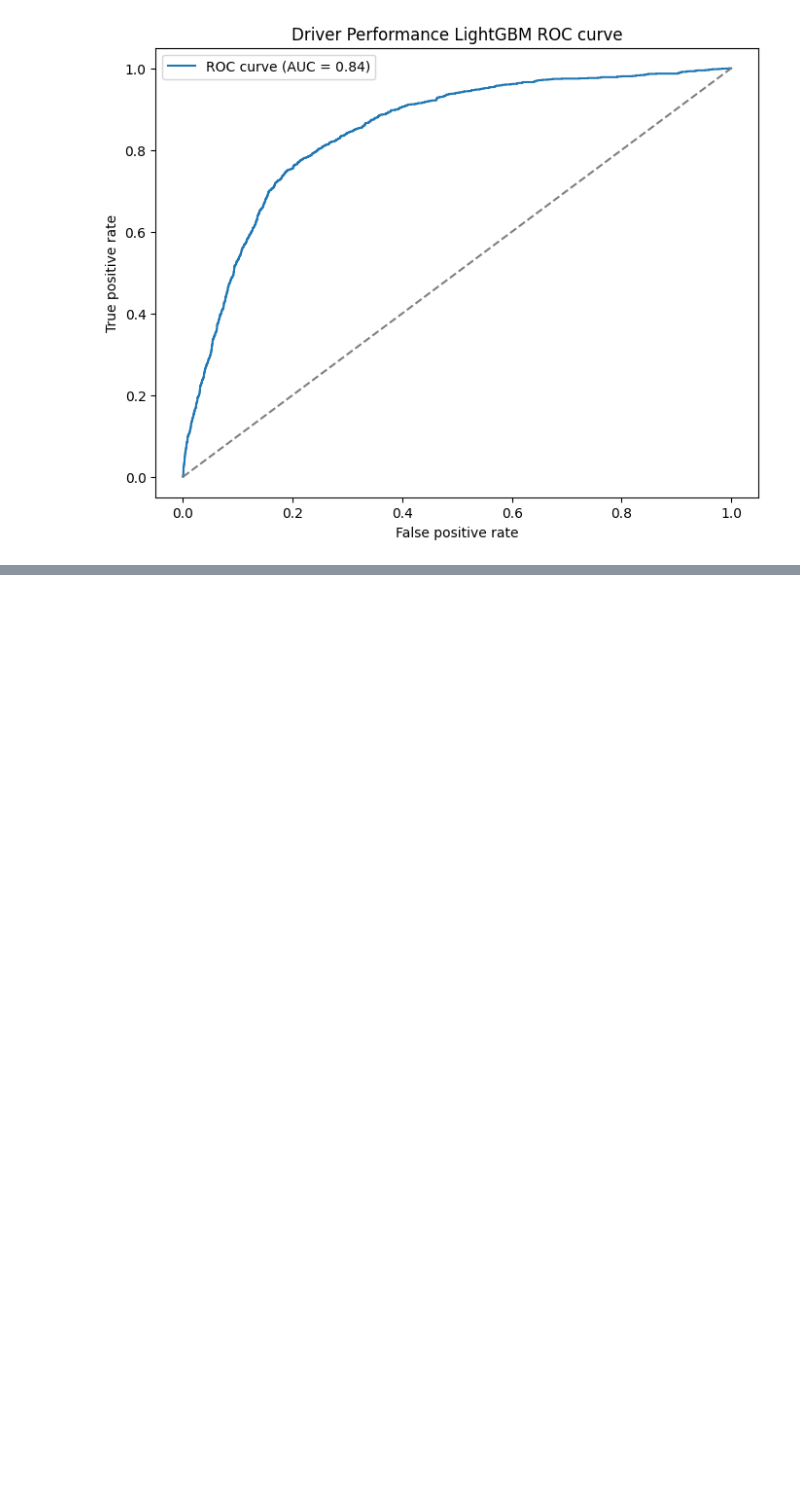
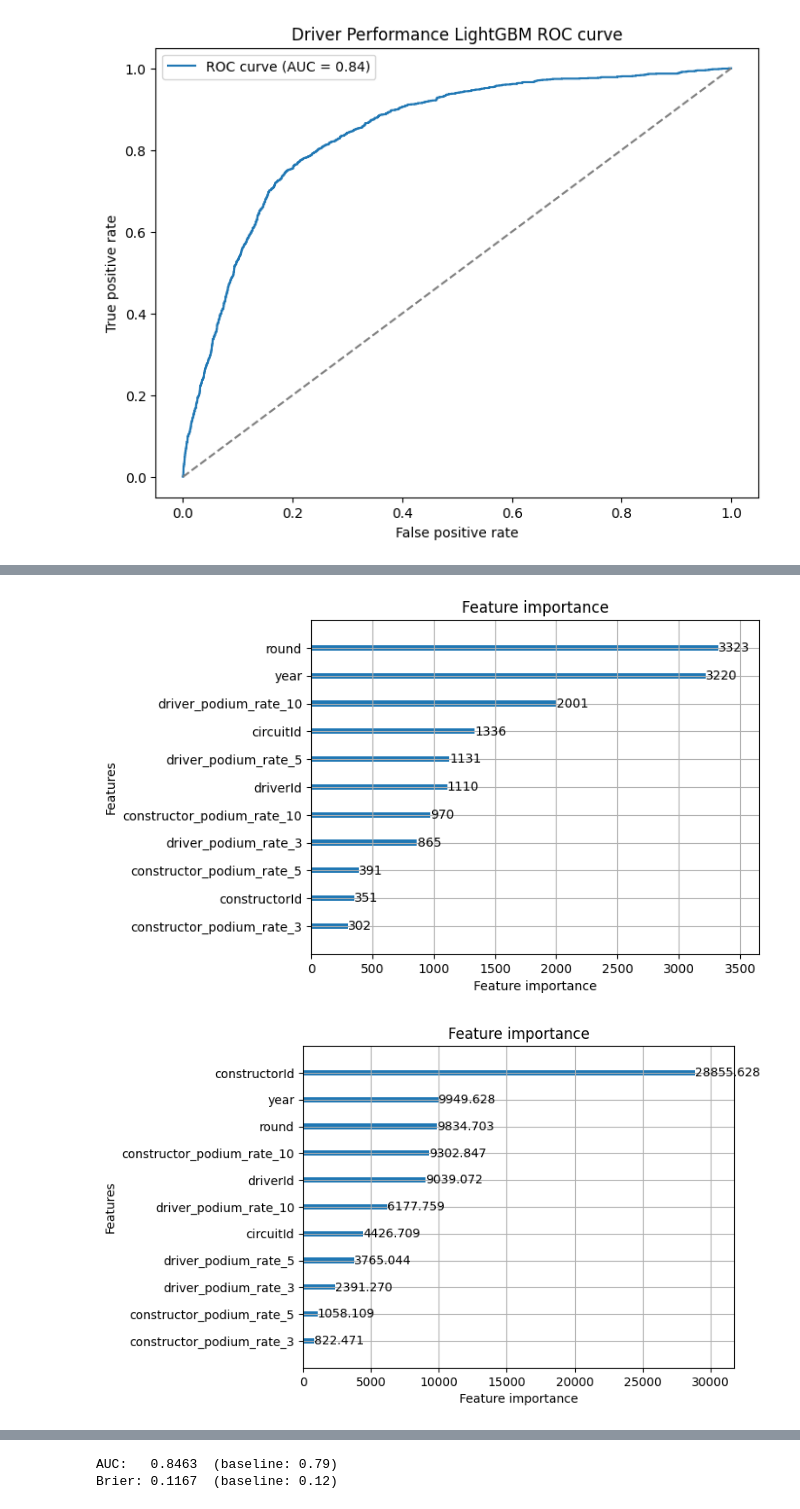
Before and after one commit to DaveAhearne/F1Prediction, a Jupyter notebook: notebooks/LightGBM_Iter.ipynb, the cells around one changed output, grey strips where cells are left out. Cells and saved outputs as stored; diff of their text form; code cells hidden in the pictures; blank space fills up the shorter version.

```diff
--- a/notebooks/LightGBM_Iter.ipynb
+++ b/notebooks/LightGBM_Iter.ipynb
@@ -823,0 +1049,66 @@ plt.show()
+# %%
+def generateCalibrationGraph(cg_title, all_preds, all_labels):
+    all_preds = np.array(all_preds)
+    all_labels = np.array(all_labels)
+
+    fraction_of_positives, mean_predicted_value = calibration_curve(
+        all_labels, all_preds, n_bins=10
+    )
+
+    calib_df = pd.DataFrame({
+        "Mean Predicted Probability": mean_predicted_value,
+        "Fraction of Positives": fraction_of_positives
+    })
+
+    _, ax1 = plt.subplots(figsize=(7, 5))
+    sns.lineplot(
+        data=calib_df,
+        x="Mean Predicted Probability",
+        y="Fraction of Positives",
+        marker="s", label="LightGBM", ax=ax1
+    )
+    ax1.plot([0, 1], [0, 1], "k--", label="Perfect calibration")
+    ax1.set_title(cg_title)
+    ax1.legend()
+    plt.tight_layout()
+    plt.show()
+
+def getROCAUCStats(all_preds, all_labels):
+    fpr, tpr, _ = roc_curve(all_labels, all_preds)
+    auc  = roc_auc_score(all_labels, all_preds)
+    brier = brier_score_loss(all_labels, all_preds)
+
+    return (fpr, tpr, auc, brier)
+
+def ROCGraph(fpr, tpr, roc_title):
+    plt.figure(figsize=(8, 6))
+    plt.plot(fpr, tpr, label=f'ROC curve (AUC = {auc:.2f})')
+    plt.plot([0, 1], [0, 1], linestyle='--', color='gray')
+    plt.xlabel('False positive rate')
+    plt.ylabel('True positive rate')
+    plt.title(roc_title)
+    plt.legend()
+    plt.show()
+
+def EvaluateModel(model, cg_title, roc_title, all_preds, all_labels):
+    lgb.plot_importance(model,importance_type='split')
+    lgb.plot_importance(model,importance_type='gain')
+
+    generateCalibrationGraph(cg_title, all_preds, all_labels)
+
+    fpr, tpr, auc, brier = getROCAUCStats(all_preds, all_labels)
+
+    ROCGraph(fpr, tpr, roc_title)
+
+    print(f"AUC:   {auc:.4f}  (baseline: 0.79)")
+    print(f"Brier: {brier:.4f}  (baseline: 0.12)")
+
+EvaluateModel(
+    model,
+    all_labels=all_labels,
+    all_preds=all_preds,
+    cg_title="Calibration Curve of Rolling Window Scaled POS",
+    roc_title="Driver Performance LightGBM ROC curve")
+# %% [output]
+[figure, added]
+[figure, added]
@@ -823,0 +1117,2 @@ plt.show()
+AUC:   0.8463  (baseline: 0.79)
+Brier: 0.1167  (baseline: 0.12)
```
Also changed, not shown: parts of 18 cells of this notebook, 43 other files.
